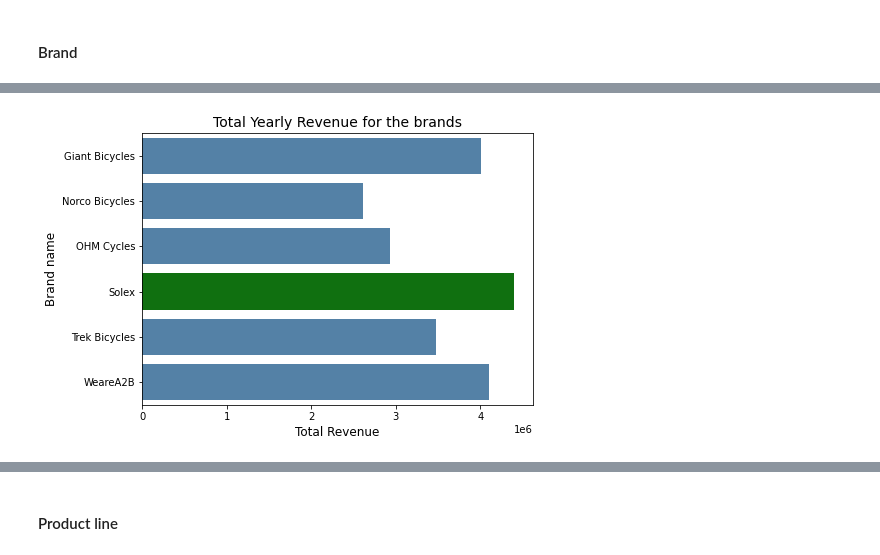
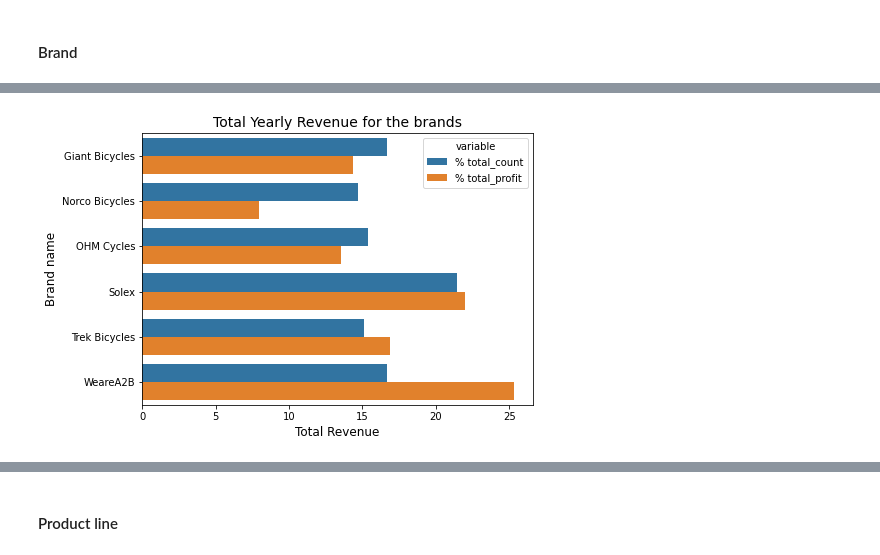
Before and after one commit to simo2712/VI_kpmg_data_analytics, a Jupyter notebook: Task_2/Task 2.2 - Data Insights.ipynb, the cells around one changed output, grey strips where cells are left out. Saved outputs shown, nothing was run; the diff lists cells and outputs as text; code cells hidden in the pictures.

Commit message:
Update Task 2.2 - Data Insights.ipynb
Updated Task 2.2

```diff
--- a/Task_2/Task 2.2 - Data Insights.ipynb
+++ b/Task_2/Task 2.2 - Data Insights.ipynb
@@ -68,0 +75,6 @@ transactions[transactions['product_id']==0].head()
+# %%
+# Add column profit for every transaction
+transactions['profit'] = transactions['list_price'] - transactions['standard_cost']
+
+# Create a groupby with count and profit fro each product
+impact_product = transactions.groupby(['product_id'])['profit'].agg(['count','sum']).reset_index()
@@ -106,8 +160,10 @@ Name: order_status, dtype: int64
 # %% [markdown]
 #### Brand
 # %%
-# Let's compare the brand sales, revenue and profit
-brand = transactions.groupby('brand').agg({'list_price':['sum','count'], 'standard_cost':'sum'}).reset_index()
-brand['profit'] = brand['list_price']['sum'] - brand['standard_cost']['sum']
-brand.head()
+# Let's compare the brand sales and profit
+brand = transactions.groupby('brand')['profit'].agg(['sum','count']).reset_index()
+
+brand['% total_count'] = round(brand['count']/brand['count'].sum()*100,2)
+brand['% total_profit'] = round(brand['sum']/brand['sum'].sum()*100,2)
+brand.head(10)
 # %% [output]
@@ -120,0 +177,3 @@ brand.head()
+# %%
+brand_melted = pd.melt(brand, id_vars=['brand'], value_vars=['% total_count','% total_profit'])
+brand_melted.head()
@@ -121,12 +187,12 @@ brand.head()
 # %%
 # Brand Revenue
 plt.figure(figsize=(7,5))
-clrs = ['steelblue' if (x < max(brand['list_price']['sum'])) else 'green' for x in brand['list_price']['sum']]
+clrs = ['steelblue' if (x < max(brand['sum'])) else 'green' for x in brand['sum']]
 
-sns.barplot(y=brand['brand'], x=brand['list_price']['sum'], palette=clrs)
+sns.barplot(y='brand', x='value', hue='variable', data=brand_melted)
 plt.xlabel('Total Revenue', fontsize=12)
 plt.ylabel('Brand name', fontsize=12)
 plt.title('Total Yearly Revenue for the brands', fontsize=14)
 plt.show()
 # %% [output]
-[figure, old version]
+[figure, new version]
```
Also changed, not shown: parts of 11 cells of this notebook.
